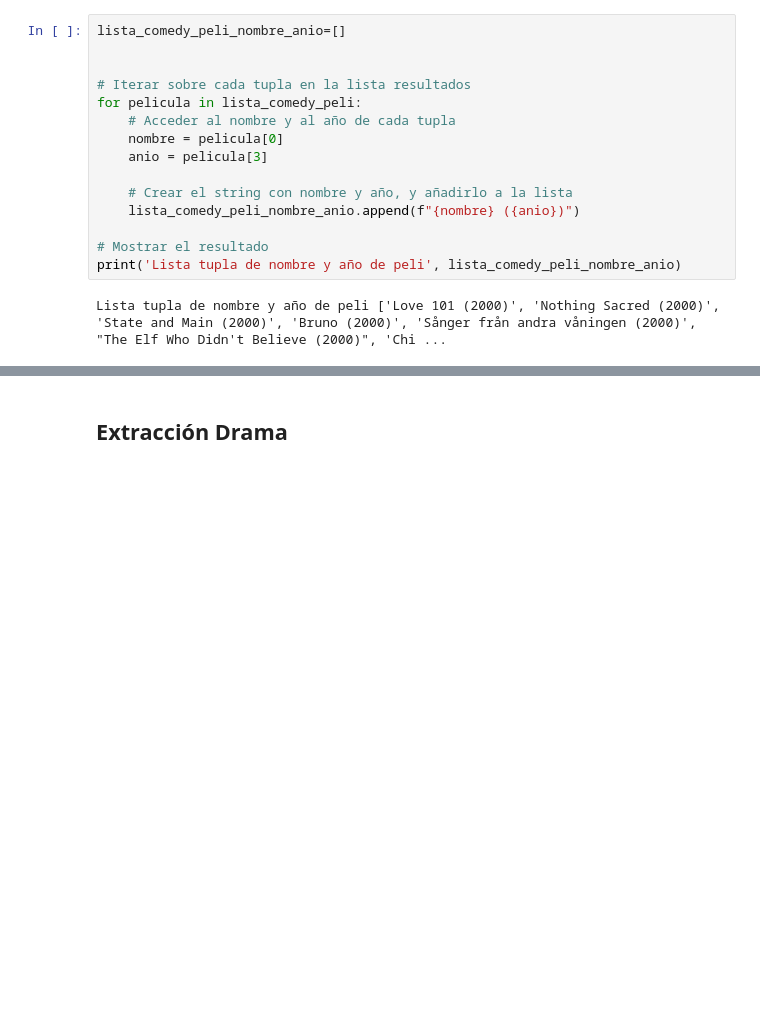
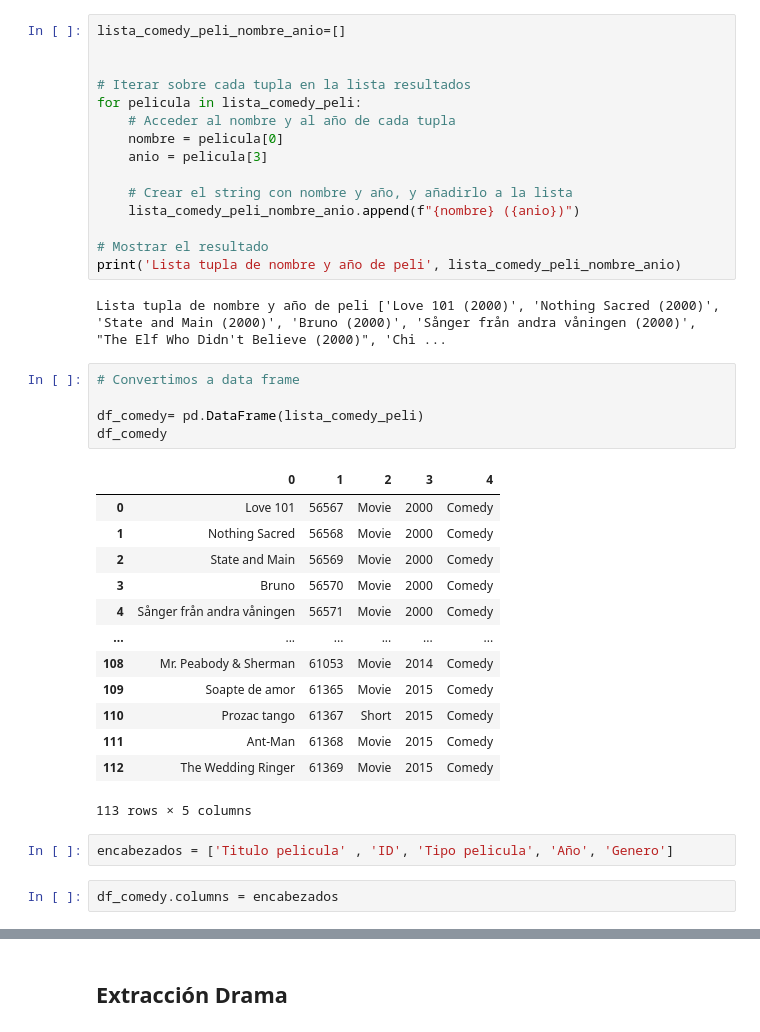
Before and after one commit to mariaie896/proyecto-da-promo-j-modulo-2-team-cinema-data, a Jupyter notebook: fase1_sprint1_extraccion.ipynb, the cells around one changed output, grey strips where cells are left out. Saved outputs shown, nothing was run; the diff lists cells and outputs as text; blank space fills up the shorter version.

```diff
--- a/fase1_sprint1_extraccion.ipynb
+++ b/fase1_sprint1_extraccion.ipynb
@@ -117,3 +117,26 @@ for pelicula in lista_comedy_peli:
 print('Lista tupla de nombre y año de peli', lista_comedy_peli_nombre_anio)
 # %% [output]
 Lista tupla de nombre y año de peli ['Love 101 (2000)', 'Nothing Sacred (2000)', 'State and Main (2000)', 'Bruno (2000)', 'Sånger från andra våningen (2000)', "The Elf Who Didn't Believe (2000)", 'Chi ...
+# %%
+# Convertimos a data frame
+
+df_comedy= pd.DataFrame(lista_comedy_peli)
+df_comedy
+# %% [output]
+|  | 0 | 1 | 2 | 3 | 4 |
+| 0 | Love 101 | 56567 | Movie | 2000 | Comedy |
+| 1 | Nothing Sacred | 56568 | Movie | 2000 | Comedy |
+| 2 | State and Main | 56569 | Movie | 2000 | Comedy |
+| 3 | Bruno | 56570 | Movie | 2000 | Comedy |
+| 4 | Sånger från andra våningen | 56571 | Movie | 2000 | Comedy |
+| ... | ... | ... | ... | ... | ... |
+| 108 | Mr. Peabody & Sherman | 61053 | Movie | 2014 | Comedy |
+| 109 | Soapte de amor | 61365 | Movie | 2015 | Comedy |
+| 110 | Prozac tango | 61367 | Short | 2015 | Comedy |
+| 111 | Ant-Man | 61368 | Movie | 2015 | Comedy |
+| 112 | The Wedding Ringer | 61369 | Movie | 2015 | Comedy |
+113 rows × 5 columns
+# %%
+encabezados = ['Titulo pelicula' , 'ID', 'Tipo pelicula', 'Año', 'Genero']
+# %%
+df_comedy.columns = encabezados
```
Also changed, not shown: parts of 19 cells of this notebook, 8 other files.
